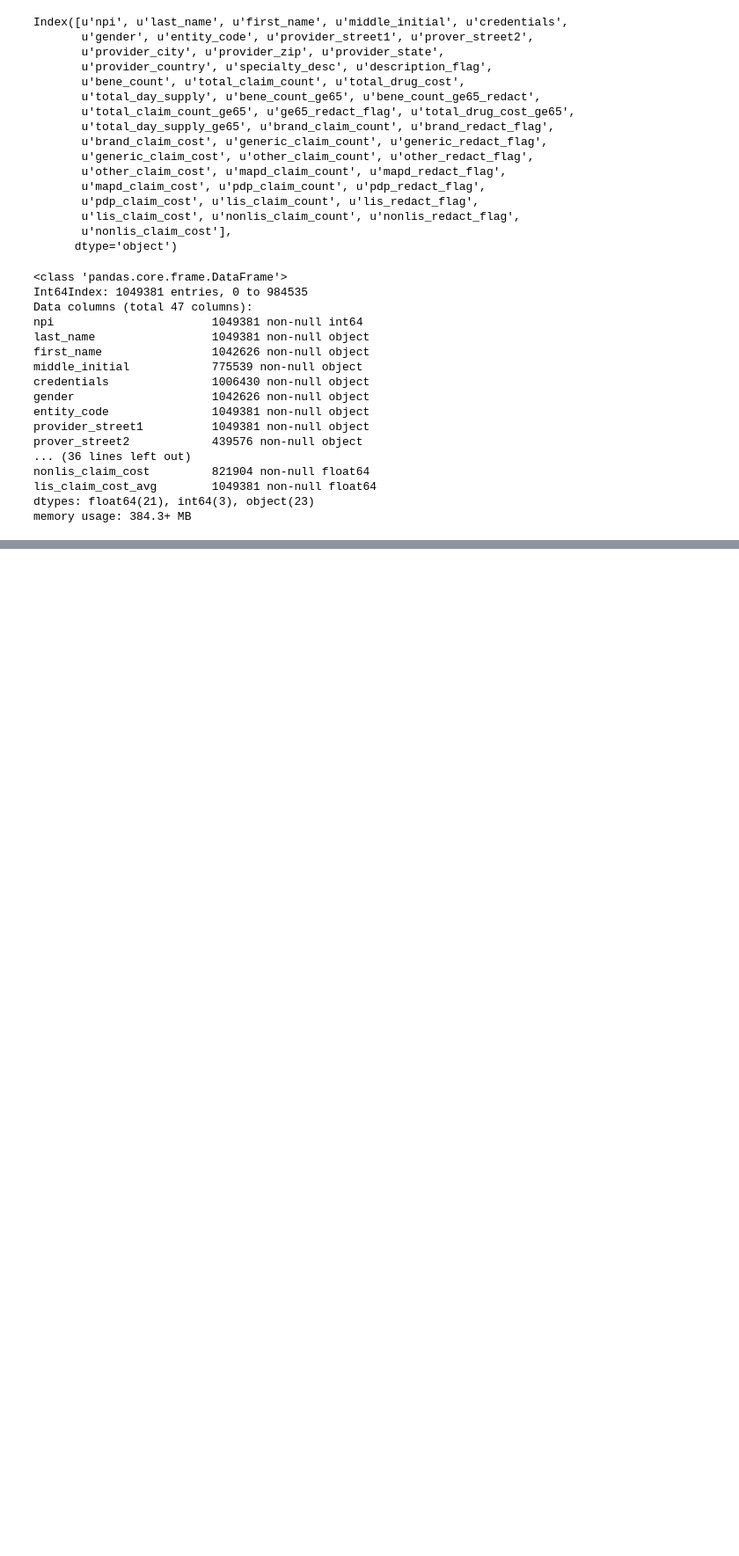
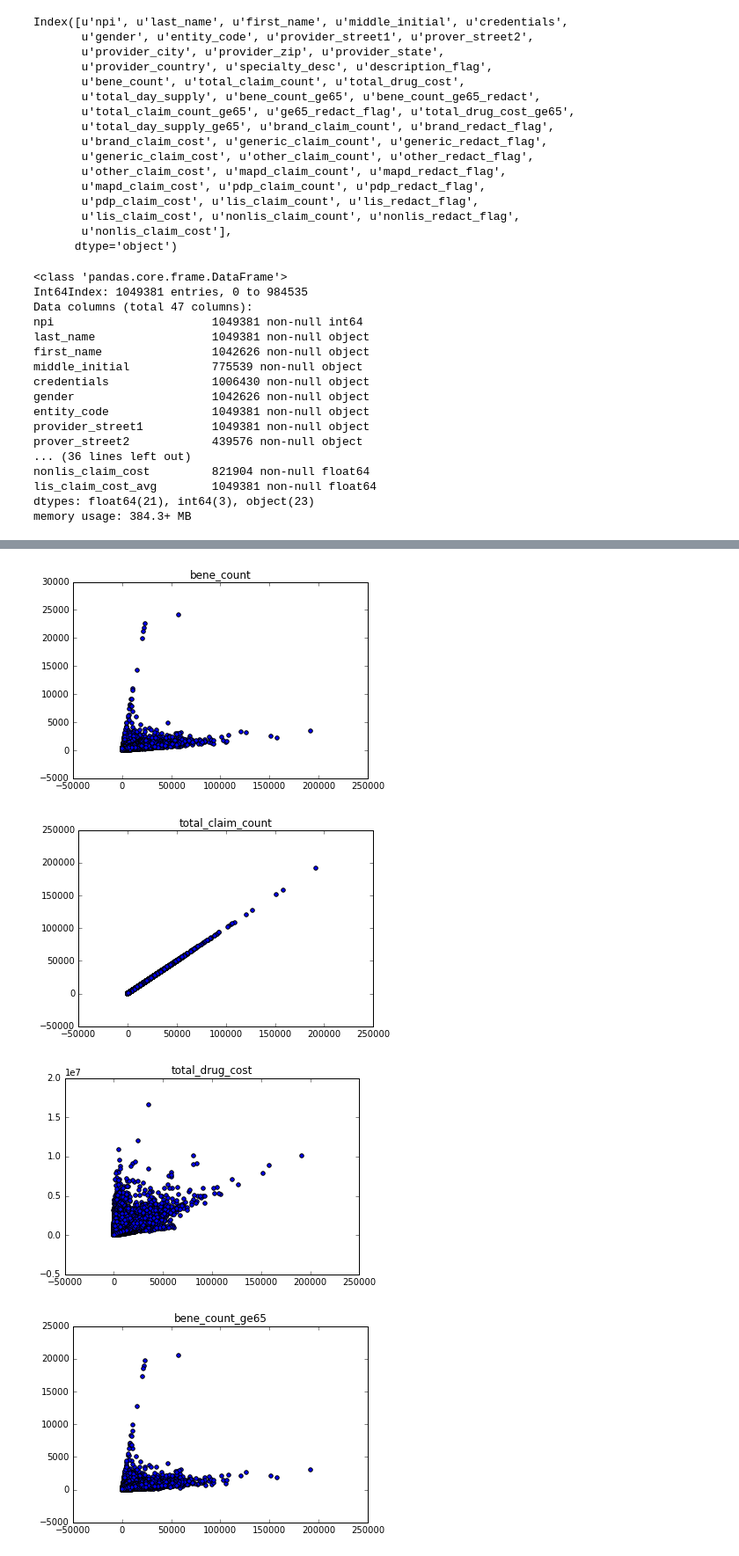
Before and after one commit to aurel1212/medicare-project, a Jupyter notebook: script/npi_13_EDA.ipynb, the cells around one changed output, grey strips where cells are left out. Shown: that part at 88% size. Cells and saved outputs as stored; diff of their text form; code cells hidden in the pictures; blank space fills up the shorter version.

```diff
--- a/script/npi_13_EDA.ipynb
+++ b/script/npi_13_EDA.ipynb
@@ -459,0 +542,10 @@ memory usage: 384.3+ MB
+# %%
+for i in count_cols:
+    plt.scatter(df_npi_clean['total_claim_count'], df_npi_clean[i])
+    plt.title(i)
+    plt.show()
+# %% [output]
+[figure, added]
+[figure, added]
+[figure, added]
+[figure, added]
```
Also changed, not shown: parts of 20 cells of this notebook.
